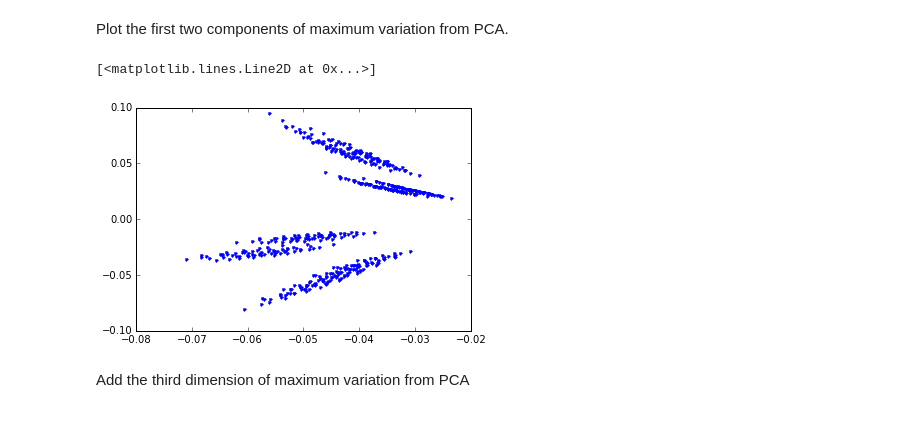
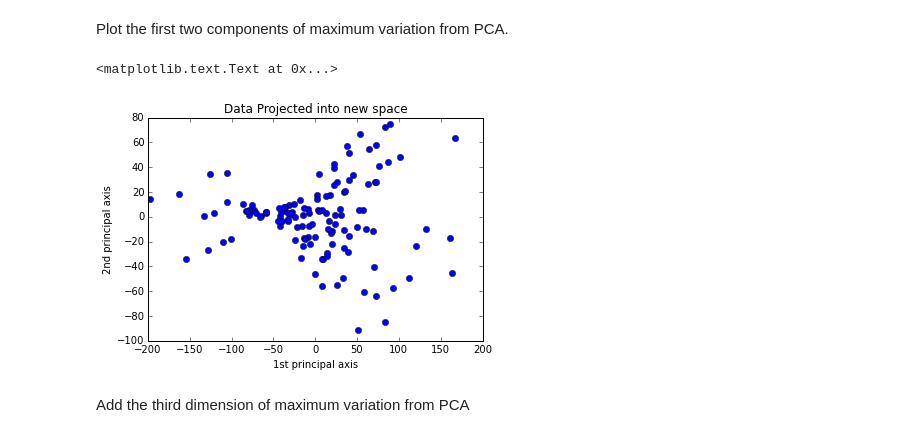
Before and after one commit to harmslab/notebooks-nonlinear-high-order-epistasis, a Jupyter notebook: notebooks/06-Is there another coordinate system.ipynb, the cells around one changed output. Drawn from its saved outputs; the diff is of its cells as text; code cells hidden in the pictures.

```diff
--- a/notebooks/06-Is there another coordinate system.ipynb
+++ b/notebooks/06-Is there another coordinate system.ipynb
@@ -55,10 +72,13 @@ First 3 components account 68% of data.
 # %% [markdown]
 Plot the first two components of maximum variation from PCA.
-# %%
-plt.plot(pca.components[0], pca.components[1], '.')
-# %% [output]
-[<matplotlib.lines.Line2D at 0x...>]
-[figure, removed]
+# %%
+plt.plot(new_x[:,0], new_x[:,1], 'o')
+plt.title("Data Projected into new space")
+plt.xlabel("1st principal axis")
+plt.ylabel("2nd principal axis")
+# %% [output]
+<matplotlib.text.Text at 0x...>
+[figure, added]
 # %% [markdown]
 Add the third dimension of maximum variation from PCA
 # %%
```
Also changed, not shown: parts of 18 cells of this notebook, 1 other file.
